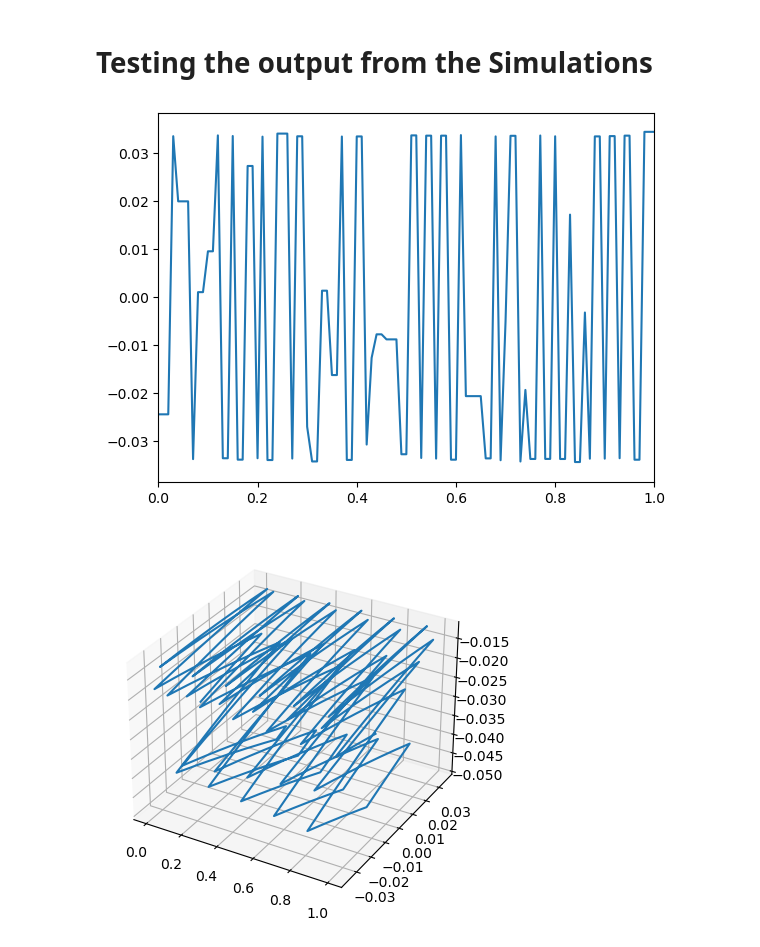
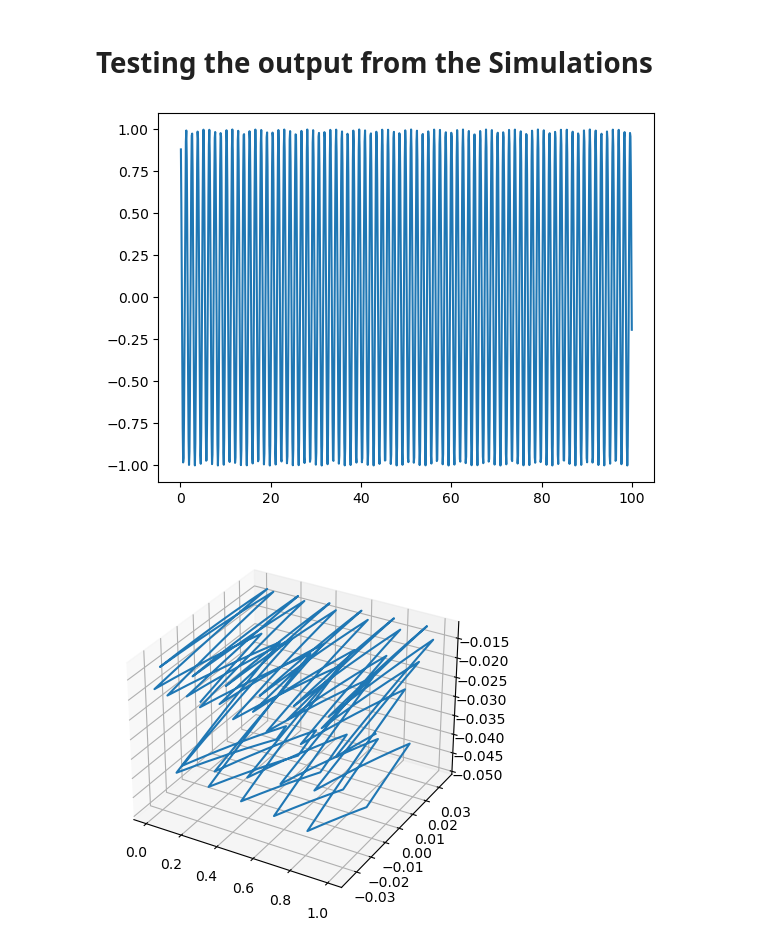
Before and after one commit to mjmorano/Spin-tracking-New, a Jupyter notebook: OutputTesting.ipynb, the cells around one changed output. Cells and saved outputs as stored; diff of their text form; code cells hidden in the pictures.

```diff
--- a/OutputTesting.ipynb
+++ b/OutputTesting.ipynb
@@ -17,13 +17,13 @@ dtype = np.dtype(dtype)
 # %%
 results1 = np.fromfile('../data', dtype=dtype)
 # %%
-reshaped = results1.reshape(100, -1)
+reshaped = results1.reshape(10000, -1)
 # %%
-plt.plot(reshaped[0,:]['t'], reshaped[0,:]['xx'])
-plt.xlim(0, 1)
+plt.plot(reshaped[0,:]['t'], reshaped[0,:]['sx'])
+#plt.xlim(0, 1)
 plt.show()
 # %% [output]
-[figure, old version]
+[figure, new version]
 # %%
 plt.scatter(results1['t'][1:], results1['sy'][1:], s=1)
 plt.scatter(results2['t'], results2['sy'], s=1)
```
Also changed, not shown: 12 other files.
